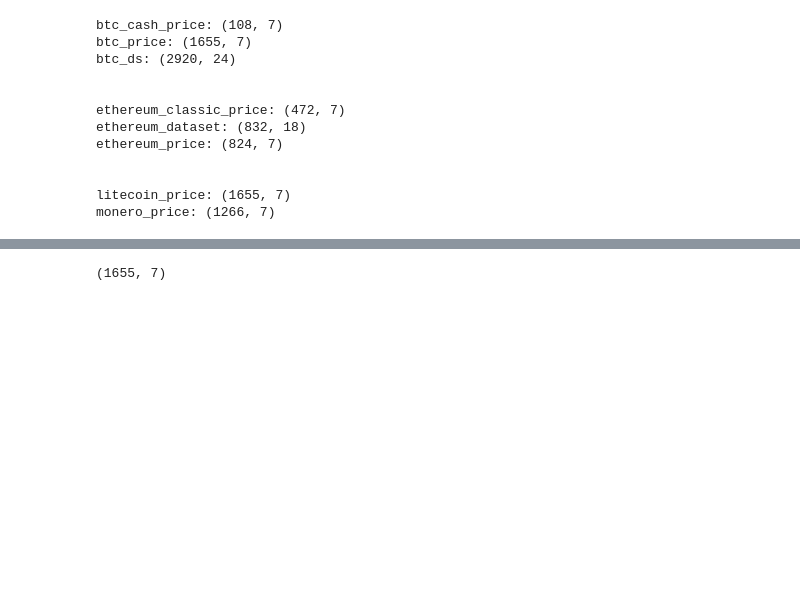
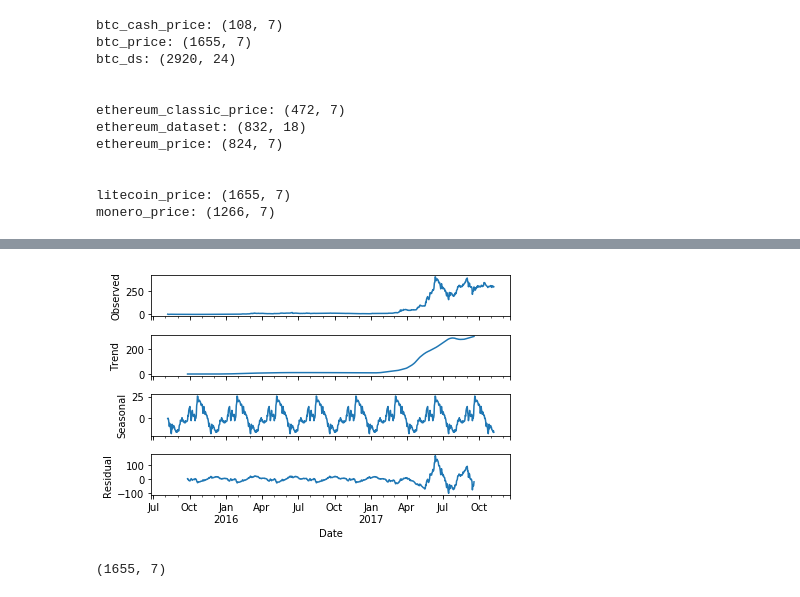
Before and after one commit to mparayil/Forecasting-Cryptocurrency-Prices, a Jupyter notebook: Capstone - Part 2.ipynb, the cells around one changed output, grey strips where cells are left out. Drawn from its saved outputs; the diff is of its cells as text; code cells hidden in the pictures; blank space fills up the shorter version.

```diff
--- a/Capstone - Part 2.ipynb
+++ b/Capstone - Part 2.ipynb
@@ -91,3 +135,8 @@ monero_price: (1266, 7)
+# %%
+result_close_eth = seasonal_decompose(ethereum_price['Close'], freq=100)
+result_close_eth.plot();
+# %% [output]
+[figure, added]
 # %%
 print(btc_price.shape)# we want to look at doing a timeseries on the close price
 btc_price.head()
```
Also changed, not shown: parts of 23 cells of this notebook.
